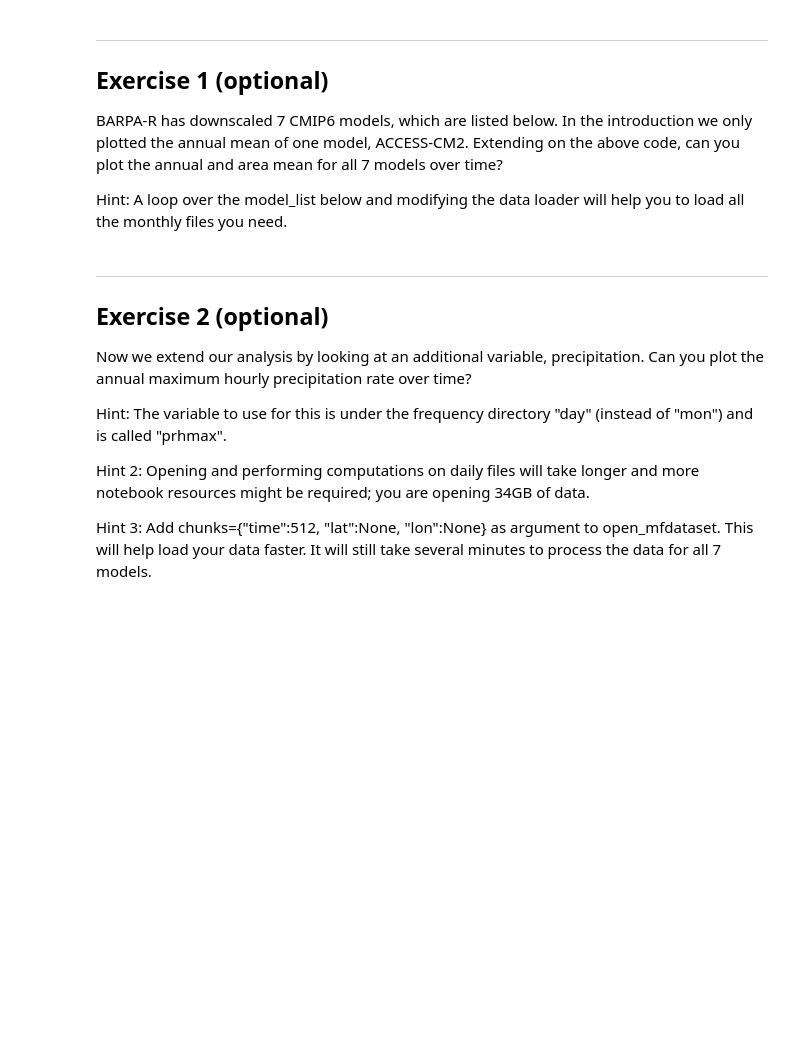
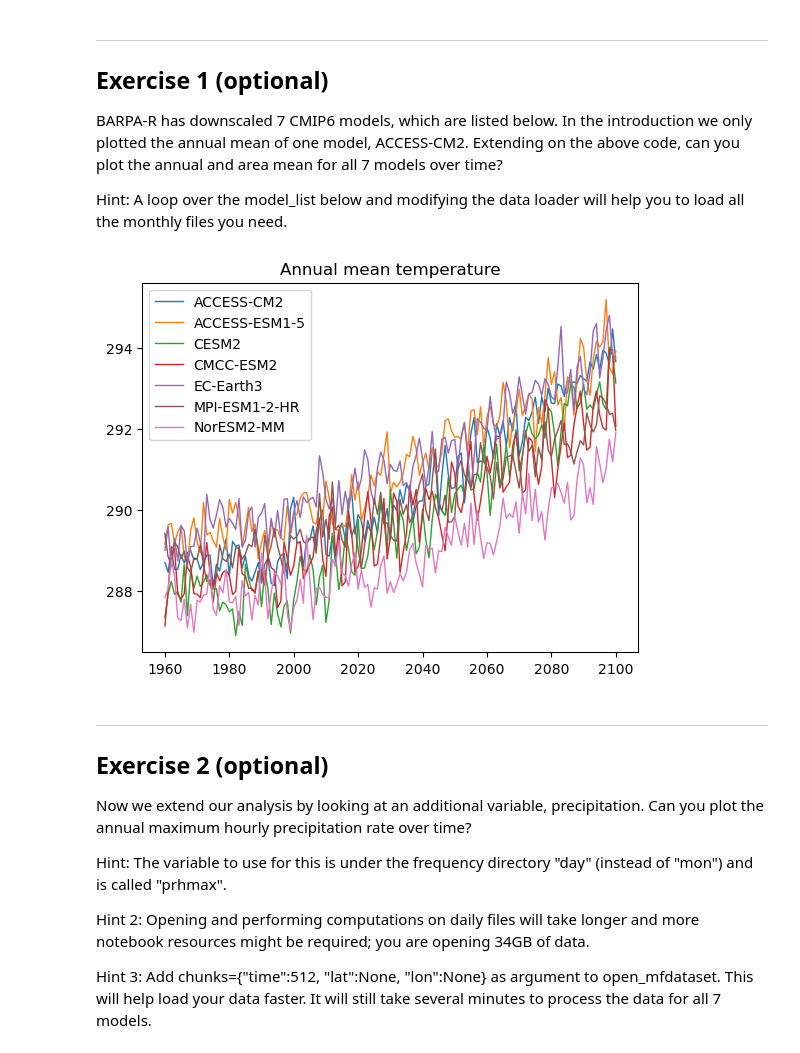
Before and after one commit to joshuatorrance/barpa-barra2-amos2024, a Jupyter notebook: 3_casestudy_barpa_annual_mean_solution.ipynb, the cells around one changed output. Drawn from its saved outputs; the diff is of its cells as text; code cells hidden in the pictures; blank space fills up the shorter version.

```diff
--- a/3_casestudy_barpa_annual_mean_solution.ipynb
+++ b/3_casestudy_barpa_annual_mean_solution.ipynb
@@ -61,0 +39,3 @@ ds_tas_ssp = barpa.load_barpa_data(
+# %%
+filepath = "/g/data/py18/BARPA/output-CMIP6/DD/{domain}/BOM/{gcm}/{scenario}/{rev}/{rcm}/v1-r1/{freq}/{var}/latest/"
+filename = "{var}_{domain}_{gcm}_{scenario}_{rev}_BOM_{rcm}_v1-r1_{freq}_{year}{month1}-{year}{month2}.nc"
@@ -62,3 +58,7 @@ ds_tas_ssp = barpa.load_barpa_data(
+# %%
+metadata['scenario'] = 'ssp370'
+tmppath = (filepath+filename).format(**metadata)
+ds_tas_ssp = xr.open_mfdataset(tmppath)
 # %% [markdown]
 We can also inspect the dataset we have just opened. If you click on "Attributes" you can get much more information about the content of the files you have just opened, such as information about the driving model, the native resolution of BARPA-R, etc.
 # %%
@@ -103,21 +147,22 @@ model_list = [
 dict_da_tas_model = {}
 for model in model_list:
     # Load historical data
-    ds_tas_hist = barpa.load_barpa_data(
-                'BARPA-R',
-                model,
-                'historical',
-                'mon',
-                'tas'
-    )
+    metadata =  {'domain':'AUS-15',
+                       'gcm':model,
+                       'scenario':'historical',
+                       'rev':'*',
+                       'year':'*',
+                       'month1':'01',
+                       'rcm':'BARPA-R',
+                       'freq':'mon',
+                       'month2':'12',
+                     'var':'tas'}
+    tmppath = (filepath+filename).format(**metadata)
+    ds_tas_hist = xr.open_mfdataset(tmppath)
     # Load ssp data
-    ds_tas_ssp = barpa.load_barpa_data(
-                'BARPA-R',
-                model,
-                'ssp370',
-                'mon',
-                'tas'
-    )
+    metadata['scenario']='ssp370'
+    tmppath = (filepath+filename).format(**metadata)
+    ds_tas_ssp = xr.open_mfdataset(tmppath)
 
     dict_da_tas_model[model] = xr.concat(
         [ds_tas_hist, ds_tas_ssp],
@@ -127,13 +172,16 @@ for model in model_list:
 # !!! REMOVE FOR EXERCISE !!!
 dict_da_tas_model_mn = {}
 for model in model_list:
-    dict_da_tas_model_mn[model] = dict_da_tas_model[model].mean(["lat", "lon"]).resample({"time":"1Y"}).mean().compute()
+    dict_da_tas_model_mn[model] = dict_da_tas_model[model].sel(lon=slice(150,151),
+                                                               lat=slice(-34,-33)).mean(["lat", "lon"]).resample({"time":"1Y"}).mean().compute()
 # %%
 # !!! REMOVE FOR EXERCISE !!!
 for model in model_list:
-    plt.plot(dict_da_tas_model_mn[model]["time"].dt.year, dict_da_tas_model_mn[model], label=model)
+    plt.plot(dict_da_tas_model_mn[model]["time"].dt.year, dict_da_tas_model_mn[model], label=model,lw=1)
     plt.legend()
     plt.title("Annual mean temperature")
+# %% [output]
+[figure, added]
 # %% [markdown]
 ***
 ## Exercise 2 (optional)
```
Also changed, not shown: parts of 19 cells of this notebook, 2 other files.
